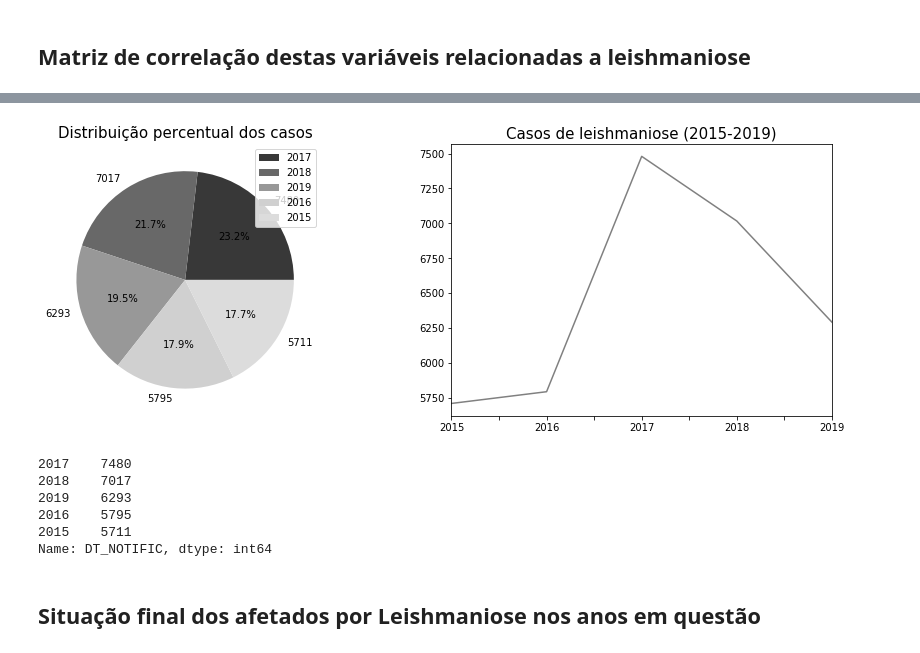
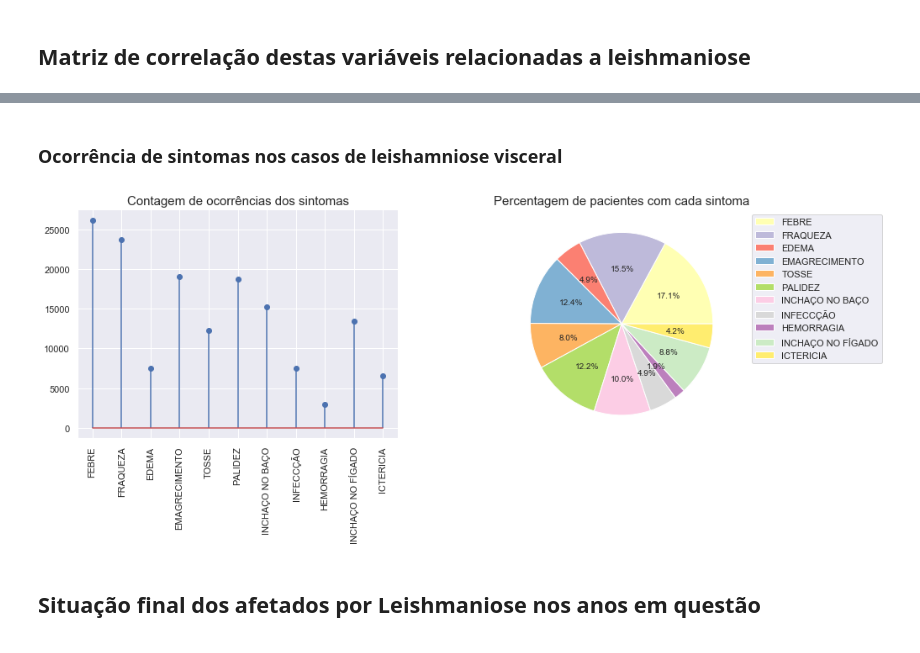
Before and after one commit to L182487/data4health, a Jupyter notebook: notebooks/exp_analysis.ipynb, the cells around one changed output, grey strips where cells are left out. Cells and saved outputs as stored; diff of their text form; code cells hidden in the pictures.

```diff
--- a/notebooks/exp_analysis.ipynb
+++ b/notebooks/exp_analysis.ipynb
@@ -103,35 +136,40 @@ plt.show()
-# %%
-df['DT_NOTIFIC'].value_counts().index
-f, (ax1,ax2) = plt.subplots(1,2,figsize=(15, 5))
-
-#colors = ['#ff9999','#66b3ff','#99ff99','#ffcc99','#33aa44']
-#colors = plt.cm.binary(np.linspace(0.25, 0.75, len(df['DT_NOTIFIC'].unique())))
-#colors = [,,,,]
-colors = ['#383838','#686868','#989898','#D0D0D0','#DCDCDC']
-
-
-#gráfico de pizza dos casos nestes 5 anos
-plt.title('Casos de leishmaniose (2015-2019)',fontsize=15)
-ax1.set_title('Distribuição percentual dos casos',fontsize=15)
-ax1.pie(df['DT_NOTIFIC'].value_counts(),labels=df['DT_NOTIFIC'].value_counts(),autopct='%1.1f%%',colors=colors)
-ax1.legend(df['DT_NOTIFIC'].value_counts().index)
-
-
-#série temporal
-years=['2015','2016','2017','2018','2019']
-df['DT_NOTIFIC'].value_counts().loc[years].plot(color='gray')
-
-#ax2.plot(df['DT_NOTIFIC'].value_counts())
-plt.show()
-print(df['DT_NOTIFIC'].value_counts())
-# %% [output]
-[figure, removed]
-2017    7480
-2018    7017
-2019    6293
-2016    5795
-2015    5711
-Name: DT_NOTIFIC, dtype: int64
+# %% [markdown]
+### Ocorrência de sintomas nos casos de leishamniose visceral
+# %%
+#plt.stem(cases)
+f, (ax1,ax2) = plt.subplots(1,2,figsize=(15, 5))
+labels = ['FEBRE','FRAQUEZA','EDEMA','EMAGRECIMENTO','TOSSE','PALIDEZ','INCHAÇO NO BAÇO','INFECCÇÃO','HEMORRAGIA',
+          'INCHAÇO NO FÍGADO','ICTERICIA']
+sintomas = []
+sintomas.append( df.loc[df['FEBRE'] == 1.0 , 'FEBRE'].count() )
+sintomas.append( df.loc[df['FRAQUEZA'] == 1.0 , 'FRAQUEZA'].count() )
+sintomas.append( df.loc[df['EDEMA'] == 1.0 , 'EDEMA'].count() )
+sintomas.append( df.loc[df['EMAGRA'] == 1.0 , 'EMAGRA'].count() )
+sintomas.append( df.loc[df['TOSSE'] == 1.0 , 'TOSSE'].count() )
+sintomas.append( df.loc[df['PALIDEZ'] == 1.0 , 'PALIDEZ'].count() )
+sintomas.append( df.loc[df['BACO'] == 1.0 , 'BACO'].count() )
+sintomas.append( df.loc[df['INFECCIOSO'] == 1.0 , 'INFECCIOSO'].count() )
+sintomas.append( df.loc[df['FEN_HEMORR'] == 1.0 , 'FEN_HEMORR'].count() )
+sintomas.append( df.loc[df['FIGADO'] == 1.0 , 'FIGADO'].count() )
+sintomas.append( df.loc[df['ICTERICIA'] == 1.0 , 'ICTERICIA'].count() )
+
+#plt.xticks(rotation=90)
+ax1.tick_params(axis='x', labelrotation = 90)
+
+ax1.set_title('Contagem de ocorrências dos sintomas',fontsize=15)
+ax1.stem(labels,sintomas,use_line_collection=True)
+
+
+freq = [i/df.shape[0] for i in sintomas] # frequencia de cada sintoma no dataset
+
+colors = plt.cm.Set3(np.linspace(0.1, 1, len(sintomas)))
+plt.title("Percentagem de pacientes com cada sintoma",fontsize=15)
+plt.pie(freq,autopct='%1.1f%%',colors=colors)
+plt.legend(labels, bbox_to_anchor=(1.05,1))
+
+plt.show()
+# %% [output]
+[figure, added]
 # %% [markdown]
 ## Situação final dos afetados por Leishmaniose nos anos em questão
 # %%
```
Also changed, not shown: parts of 12 cells of this notebook, 1 other file.
